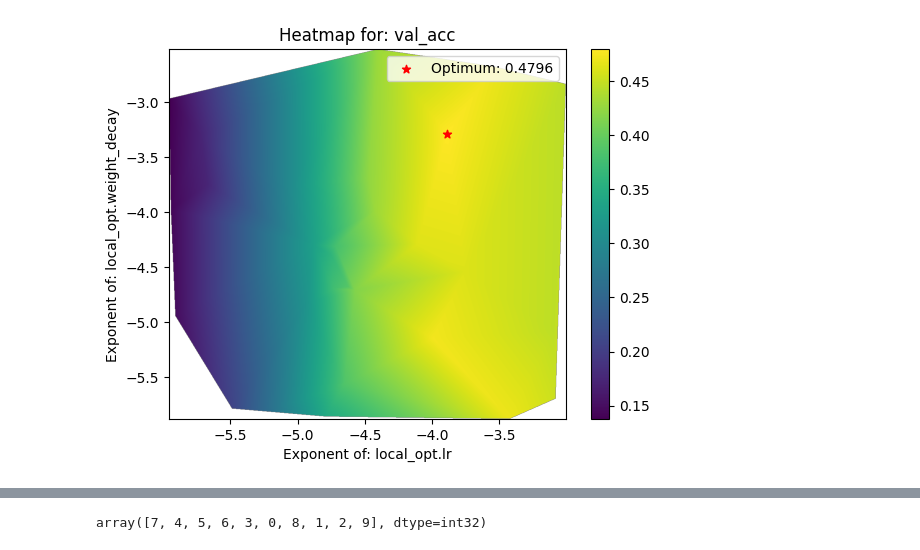
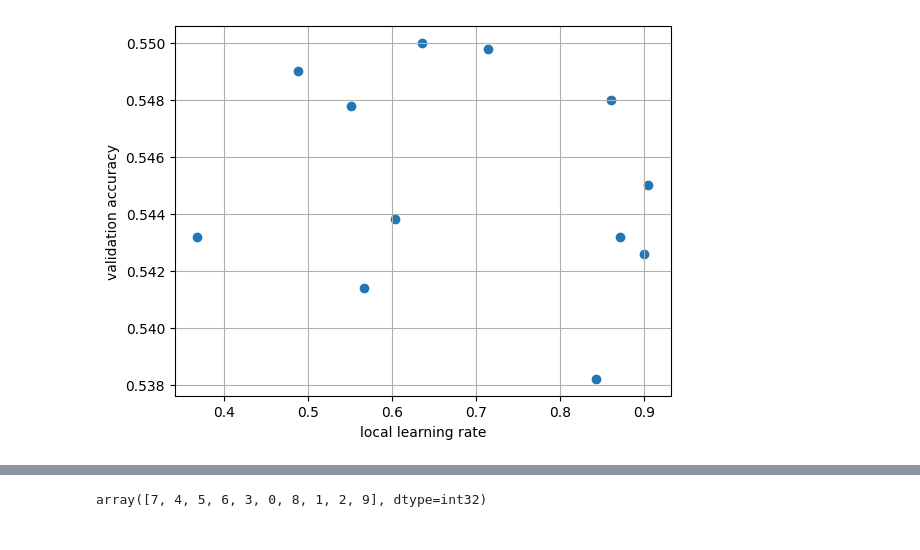
Before and after one commit to maxi-fr/distributed-learning, a Jupyter notebook: test_notebook.ipynb, the cells around one changed output, grey strips where cells are left out. Drawn from its saved outputs; the diff is of its cells as text; code cells hidden in the pictures.

```diff
--- a/test_notebook.ipynb
+++ b/test_notebook.ipynb
@@ -140,15 +140,24 @@ def hyper_params_heatmap(results, param_1_name, param_2_name, log_scale_1=True,
         plt.title(f"Heatmap for: {metric}")
     plt.legend()
 
-folder = r"Results2\local_sgd"#r"Results2\mini_batch_adamw\tune_distributed_learning_2025-01-19_22-36-14"
+folder = r"Results2\slow_mo_momentum"#r"Results2\mini_batch_adamw\tune_distributed_learning_2025-01-19_22-36-14"
 df = gen_dataframe(folder)
 
 # hyper_params_heatmap(df, "local_opt.lr", "local_opt.weight_decay", True, True)#, "val_loss", "min", True)
 # hyper_params_heatmap(df, "local_batch_size", "local_opt.lr", False, True, "val_acc", "max", False)
-hyper_params_heatmap(df, "n_workers", "n_local_steps", False, False, "test_acc")
+# hyper_params_heatmap(df, "n_workers", "n_local_steps", False, False, "test_acc")
 # plt.savefig(os.path.join(folder, "heatmap_plot_loss.png"))
-# %% [output]
-[figure, removed]
+# %%
+plt.scatter(df["config/global_opt.momentum"], df["val_acc"])
+# plt.xscale("log")
+plt.xlabel("local learning rate")
+plt.ylabel("validation accuracy")
+# opt_ind = np.argmax(df["val_acc"])
+# plt.scatter(x, y)
+# plt.scatter(df["config/local_opt.lr"][opt_ind], df["val_acc"][opt_ind], c="r", marker="*", label=f"Optimum: {df["val_acc"][opt_ind]}")
+plt.grid()
+# %% [output]
+[figure, added]
 # %%
 df.sort_values("val_acc", ascending=False)
 # %% [output]
```
Also changed, not shown: parts of 1 cell of this notebook, 1 other file.
